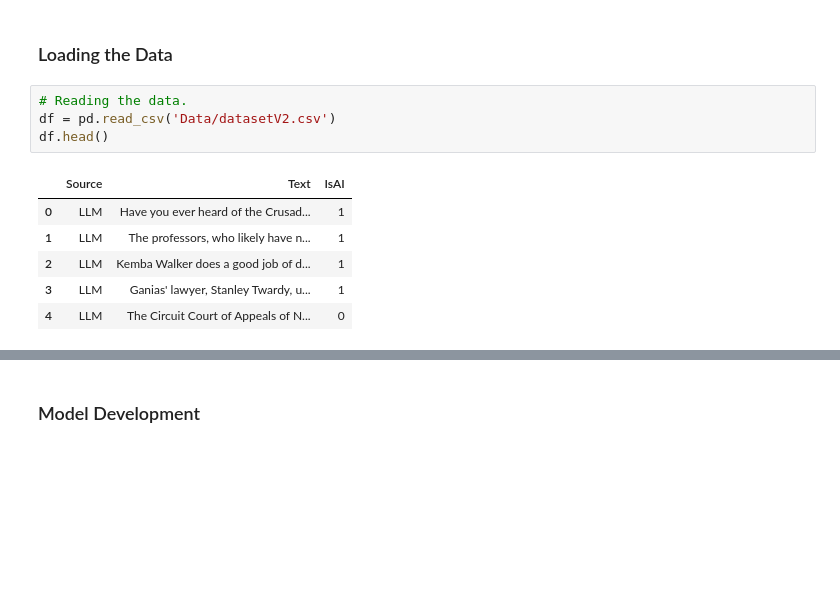
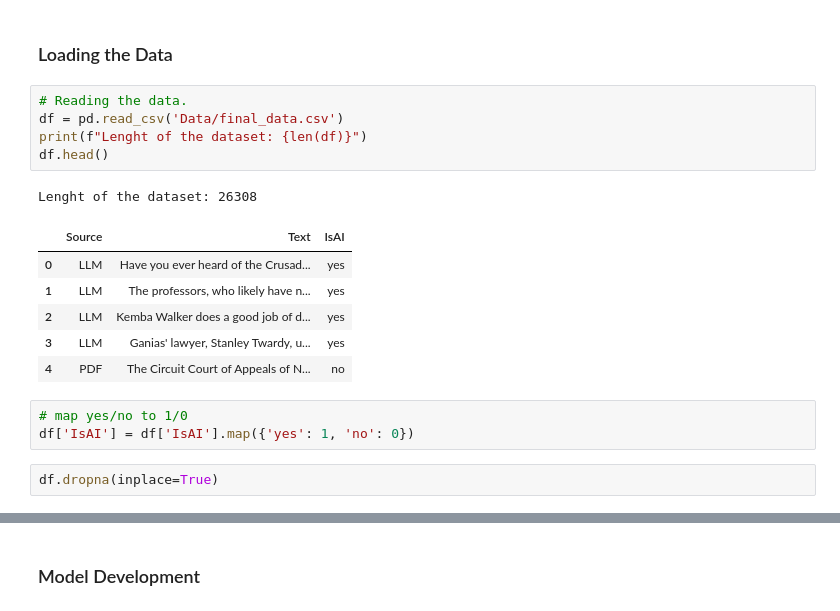
Before and after one commit to rusenbb/GPT-Detector, a Jupyter notebook: main.ipynb, the cells around one changed output, grey strips where cells are left out. Drawn from its saved outputs; the diff is of its cells as text; blank space fills up the shorter version.

```diff
--- a/main.ipynb
+++ b/main.ipynb
@@ -39,15 +39,22 @@ from Scripts.model import TextDataset
 ### Loading the Data
 # %%
 # Reading the data.
-df = pd.read_csv('Data/datasetV2.csv')
+df = pd.read_csv('Data/final_data.csv')
+print(f"Lenght of the dataset: {len(df)}")
 df.head()
 # %% [output]
+Lenght of the dataset: 26308
 |  | Source | Text | IsAI |
-| 0 | LLM | Have you ever heard of the Crusad... | 1 |
-| 1 | LLM | The professors, who likely have n... | 1 |
-| 2 | LLM | Kemba Walker does a good job of d... | 1 |
-| 3 | LLM | Ganias' lawyer, Stanley Twardy, u... | 1 |
-| 4 | LLM | The Circuit Court of Appeals of N... | 0 |
+| 0 | LLM | Have you ever heard of the Crusad... | yes |
+| 1 | LLM | The professors, who likely have n... | yes |
+| 2 | LLM | Kemba Walker does a good job of d... | yes |
+| 3 | LLM | Ganias' lawyer, Stanley Twardy, u... | yes |
+| 4 | PDF | The Circuit Court of Appeals of N... | no |
+# %%
+# map yes/no to 1/0
+df['IsAI'] = df['IsAI'].map({'yes': 1, 'no': 0})
+# %%
+df.dropna(inplace=True)
 # %%
 # Splitting the DataFrame into train and remaining datasets
 # get a portion of the dataset
```
Also changed, not shown: parts of 5 cells of this notebook.
